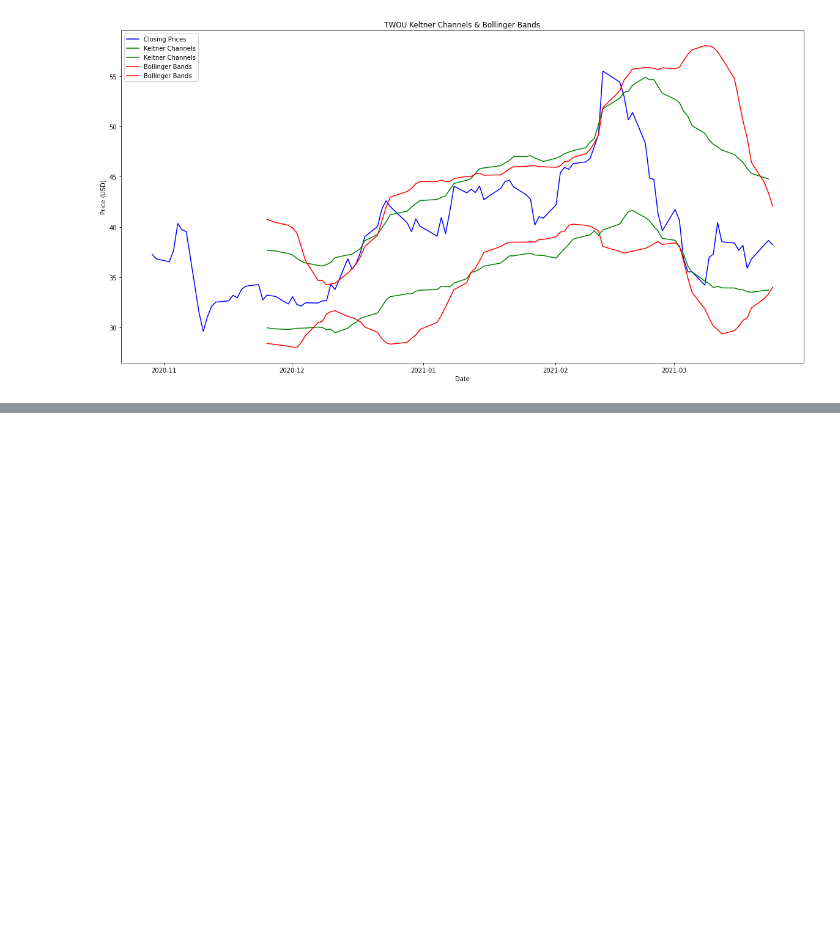
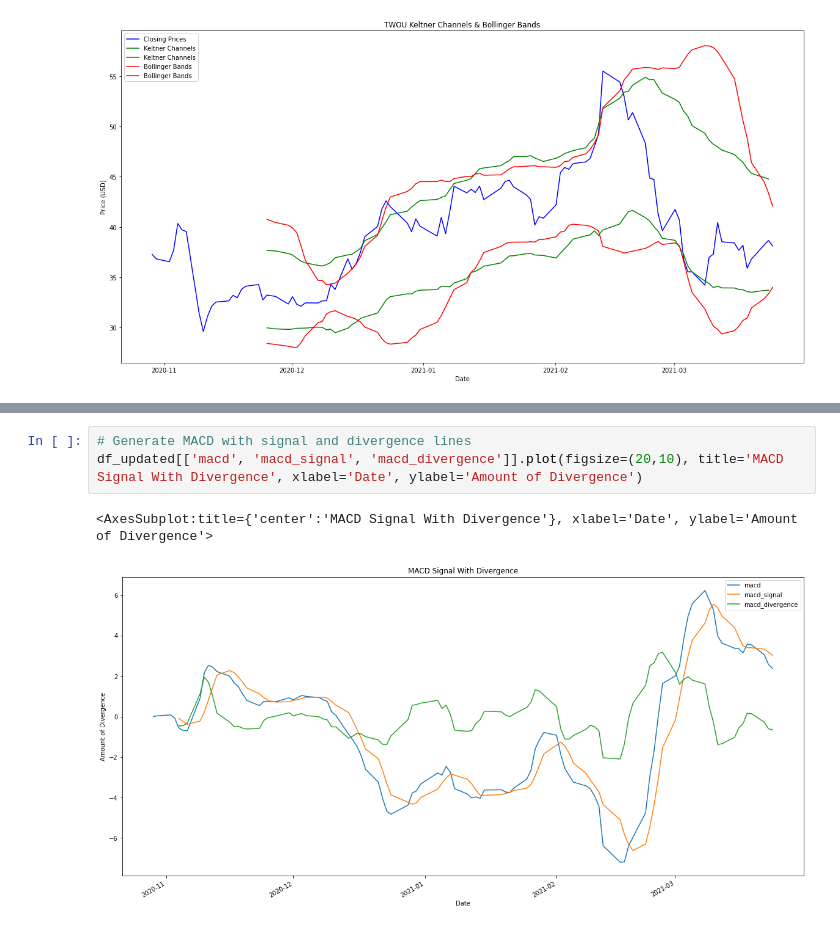
Before and after one commit to jonowens/bookish-fiesta, a Jupyter notebook: analyzer.ipynb, the cells around one changed output, grey strips where cells are left out. Drawn from its saved outputs; the diff is of its cells as text; blank space fills up the shorter version.

```diff
--- a/analyzer.ipynb
+++ b/analyzer.ipynb
@@ -67,0 +80,6 @@ plt.legend(loc='upper left')
+# %%
+# Generate MACD with signal and divergence lines
+df_updated[['macd', 'macd_signal', 'macd_divergence']].plot(figsize=(20,10), title='MACD Signal With Divergence', xlabel='Date', ylabel='Amount of Divergence')
+# %% [output]
+<AxesSubplot:title={'center':'MACD Signal With Divergence'}, xlabel='Date', ylabel='Amount of Divergence'>
+[figure, added]
```
Also changed, not shown: parts of 4 cells of this notebook, 1 other file.
